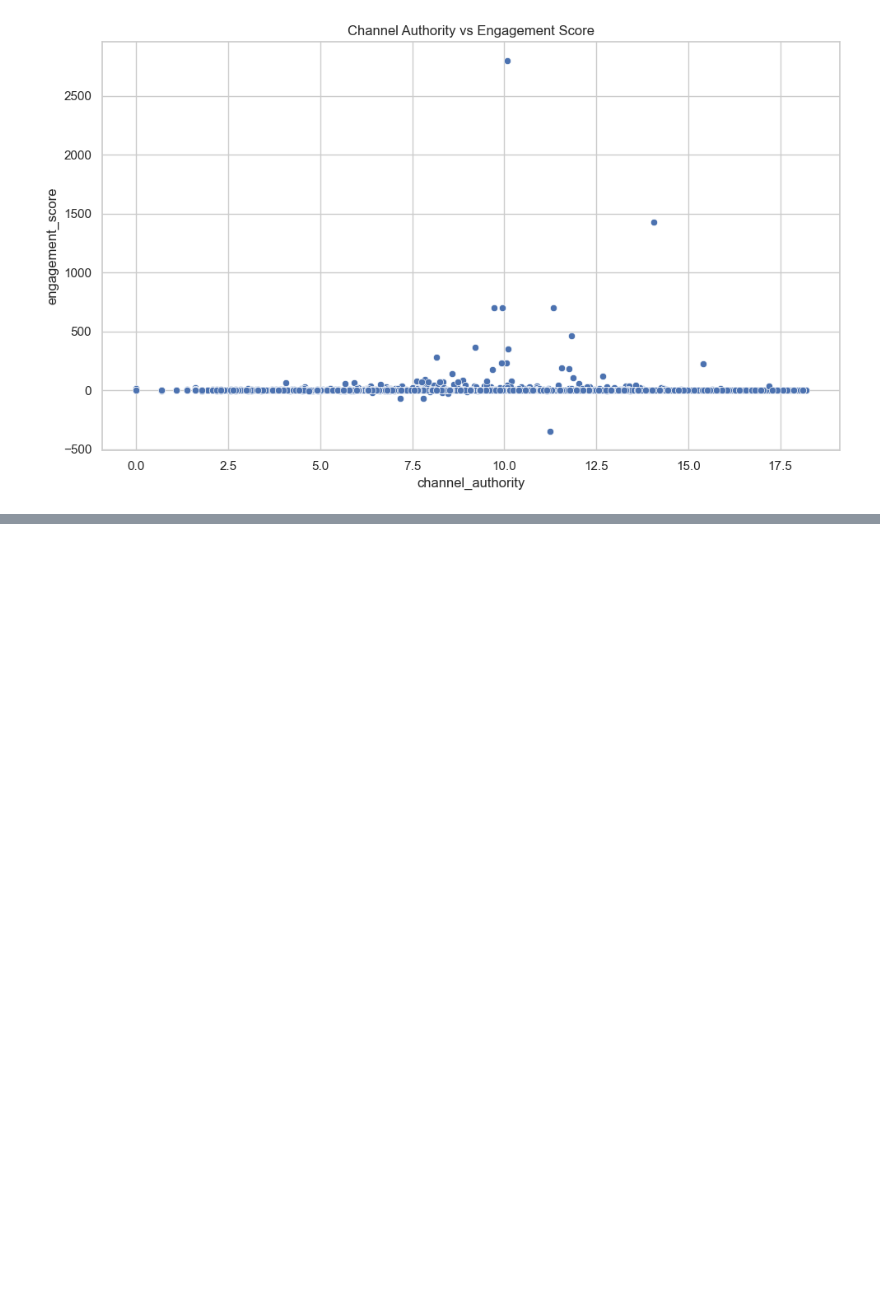
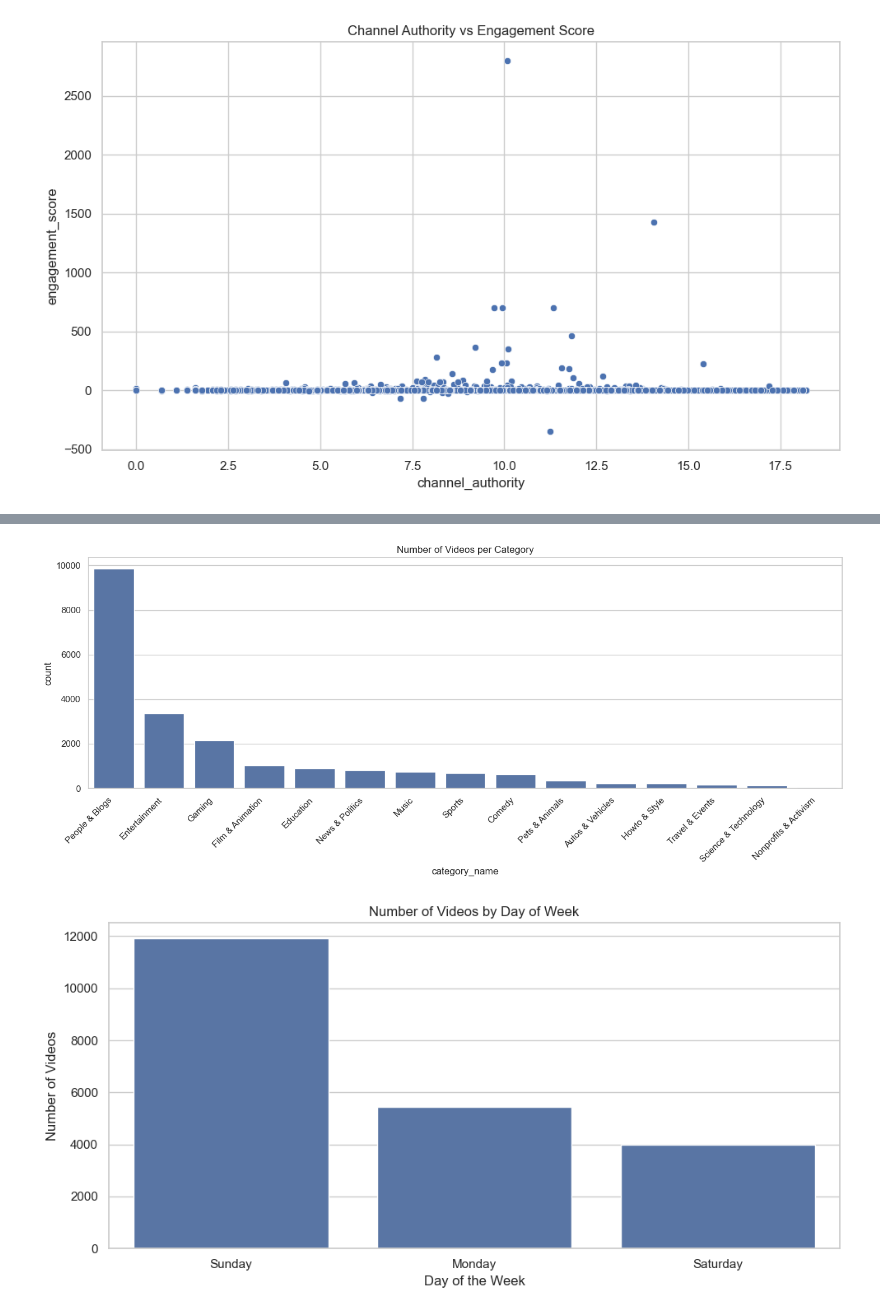
Before and after one commit to DonaldAadithiyan/YT-analytics, a Jupyter notebook: noteboooks/data_visualization.ipynb, the cells around one changed output, grey strips where cells are left out. Saved outputs shown, nothing was run; the diff lists cells and outputs as text; code cells hidden in the pictures; blank space fills up the shorter version.

```diff
--- a/noteboooks/data_visualization.ipynb
+++ b/noteboooks/data_visualization.ipynb
@@ -106,0 +120,20 @@ plt.show()
+# %%
+# Count of videos per category
+plt.figure(figsize=(14, 6))
+sns.countplot(x='category_name', data=df, order=df['category_name'].value_counts().index)
+plt.title("Number of Videos per Category")
+plt.xticks(rotation=45, ha='right')
+plt.tight_layout()
+plt.show()
+
+# Count of videos per day of week
+plt.figure(figsize=(10, 5))
+sns.countplot(x='published_day_of_week', data=df)
+plt.title("Number of Videos by Day of Week")
+plt.xlabel("Day of the Week")
+plt.ylabel("Number of Videos")
+plt.tight_layout()
+plt.show()
+# %% [output]
+[figure, added]
+[figure, added]
```
Also changed, not shown: parts of 14 cells of this notebook, 3 other files.
